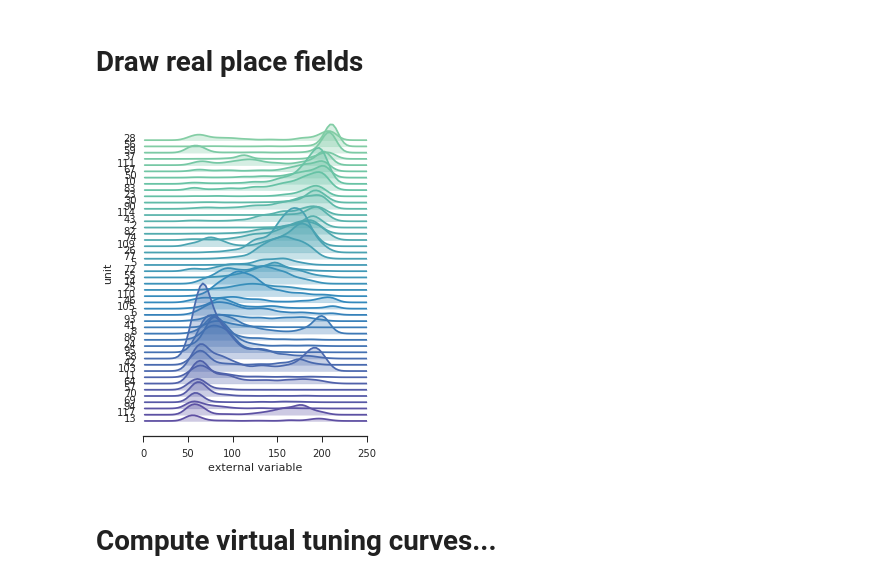
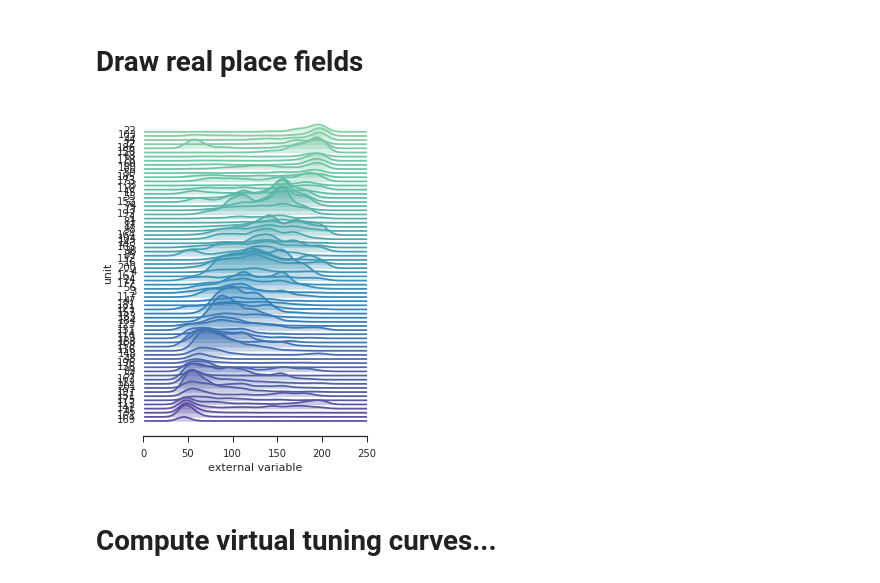
Before and after one commit to ckemere/CloudShuffles, a Jupyter notebook: Compare Run and PBE HMMs.ipynb, the cells around one changed output. Saved outputs shown, nothing was run; the diff lists cells and outputs as text; code cells hidden in the pictures.

```diff
--- a/Compare Run and PBE HMMs.ipynb
+++ b/Compare Run and PBE HMMs.ipynb
@@ -58,28 +58,30 @@ del jar
 # Draw real place fields
 # %%
 # session_time, segment = '1-22-43', 'long'
-session_time, segment = '16-40-19', 'short'
+# session_time, segment = '16-40-19', 'short'
+
+session_time, segment = '1-22-43', 'short'
 
 PBEs = aux_data[session_time][segment]['PBEs']
 st_run = aux_data[session_time][segment]['st_run']
 tc = aux_data[session_time][segment]['tc']
 tc_placecells = aux_data[session_time][segment]['tc_placecells']
 
 #####################################################################
 
 NUM_COLORS = tc_placecells.n_units * 4
 
 cm = plt.get_cmap('Spectral_r')
 clist = [cm(1.*i/NUM_COLORS) for i in range(NUM_COLORS)]
 clist = np.roll(clist, 0, axis=0)
 
 npl.set_palette(clist)
 
 with npl.FigureManager(show=True, figsize=(4,6)) as (fig, ax):
     ax = npl.plot_tuning_curves1D(tc_placecells.smooth(sigma=3), pad=2.5);
     ax.set_xlim(0,250)
 # %% [output]
-[figure, old version]
+[figure, new version]
 # %% [markdown]
 # Compute virtual tuning curves...
 # %%
```
Also changed, not shown: parts of 4 cells of this notebook, 1 other file.
